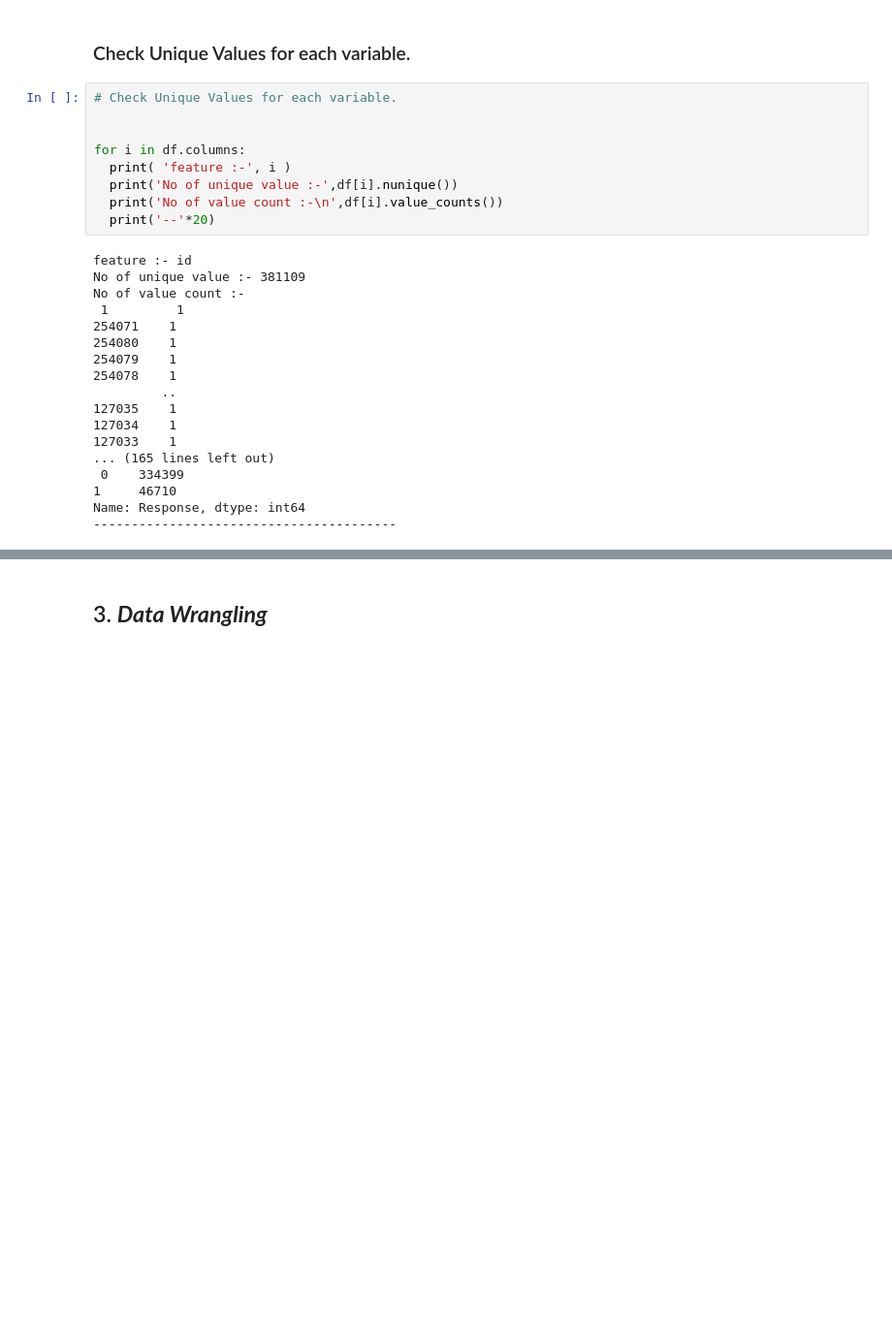
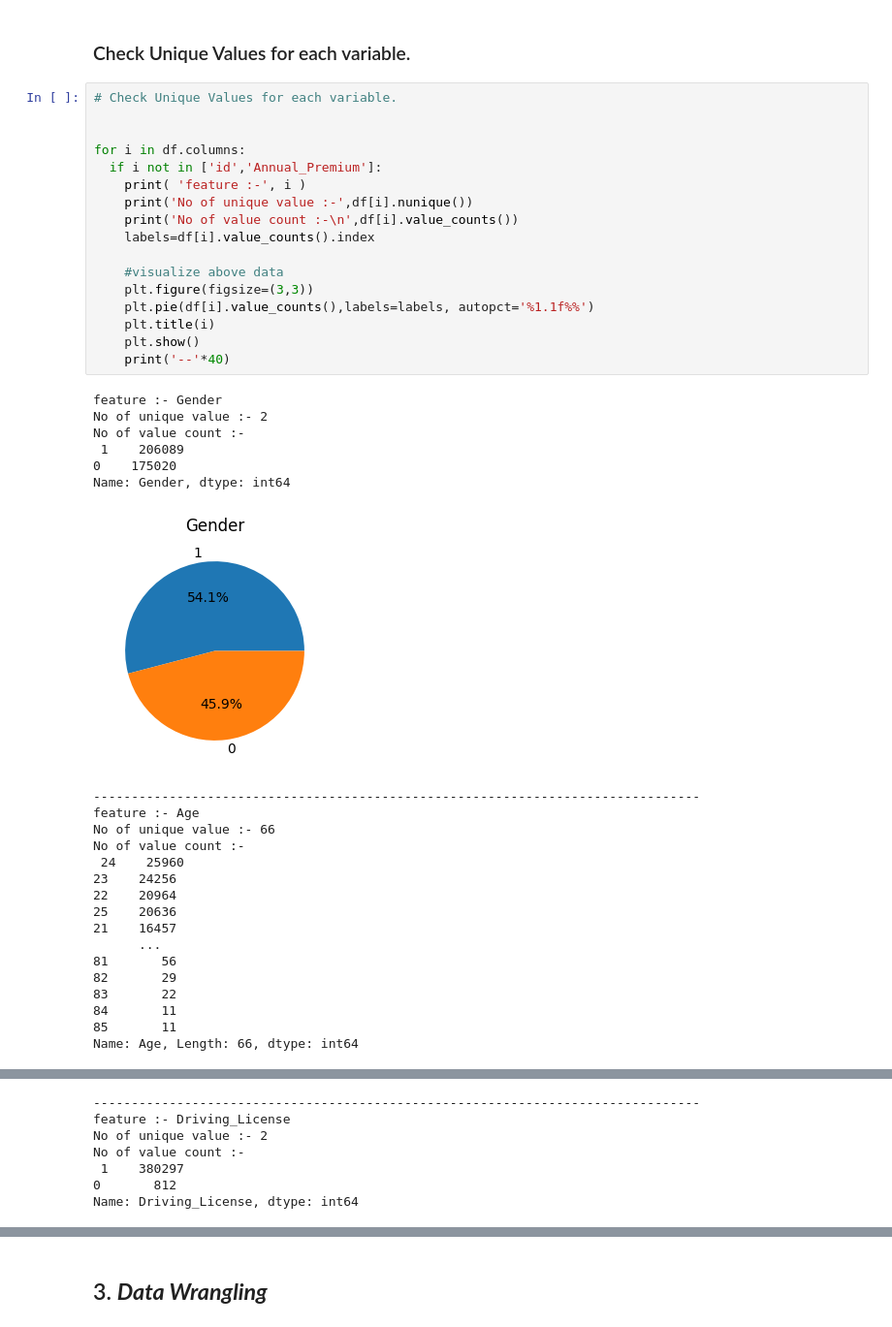
Before and after one commit to chetansgode/Health_Insurance_Cross_Sales_Prediction_classification, a Jupyter notebook: Health_Insurance_Cross_Sales_Prediction_classification.ipynb, the cells around one changed output, grey strips where cells are left out. Shown: that part at 97% size. Saved outputs shown, nothing was run; the diff lists cells and outputs as text; blank space fills up the shorter version.

Commit message:
Done 5 chart

```diff
--- a/Health_Insurance_Cross_Sales_Prediction_classification.ipynb
+++ b/Health_Insurance_Cross_Sales_Prediction_classification.ipynb
@@ -245,27 +248,41 @@ df.describe()
 # %%
 # Check Unique Values for each variable.
 
 
 for i in df.columns:
-  print( 'feature :-', i )
-  print('No of unique value :-',df[i].nunique())
-  print('No of value count :-\n',df[i].value_counts())
-  print('--'*20)
+  if i not in ['id','Annual_Premium']:
+    print( 'feature :-', i )
+    print('No of unique value :-',df[i].nunique())
+    print('No of value count :-\n',df[i].value_counts())
+    labels=df[i].value_counts().index
+
+    #visualize above data
+    plt.figure(figsize=(3,3))
+    plt.pie(df[i].value_counts(),labels=labels, autopct='%1.1f%%')
+    plt.title(i)
+    plt.show()
+    print('--'*40)
 # %% [output]
-feature :- id
-No of unique value :- 381109
+feature :- Gender
+No of unique value :- 2
 No of value count :-
- 1         1
-254071    1
-254080    1
-254079    1
-254078    1
-         ..
-127035    1
-127034    1
-127033    1
-... (165 lines left out)
- 0    334399
-1     46710
-Name: Response, dtype: int64
-----------------------------------------
+ 1    206089
+0    175020
+Name: Gender, dtype: int64
+[figure, added]
+--------------------------------------------------------------------------------
+feature :- Age
+No of unique value :- 66
+No of value count :-
+ 24    25960
+23    24256
+22    20964
+25    20636
+21    16457
+      ...
+81       56
+82       29
+83       22
+84       11
+85       11
+Name: Age, Length: 66, dtype: int64
@@ -271,0 +290,7 @@ Name: Response, dtype: int64
+--------------------------------------------------------------------------------
+feature :- Driving_License
+No of unique value :- 2
+No of value count :-
+ 1    380297
+0       812
+Name: Driving_License, dtype: int64
```
Also changed, not shown: parts of 53 cells of this notebook.
